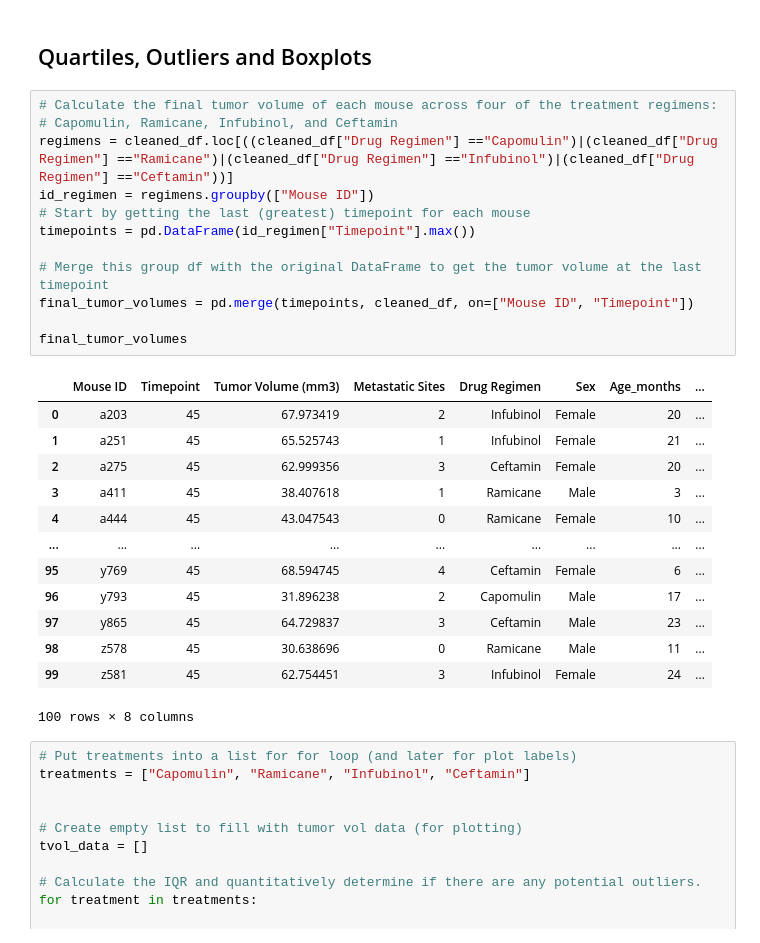
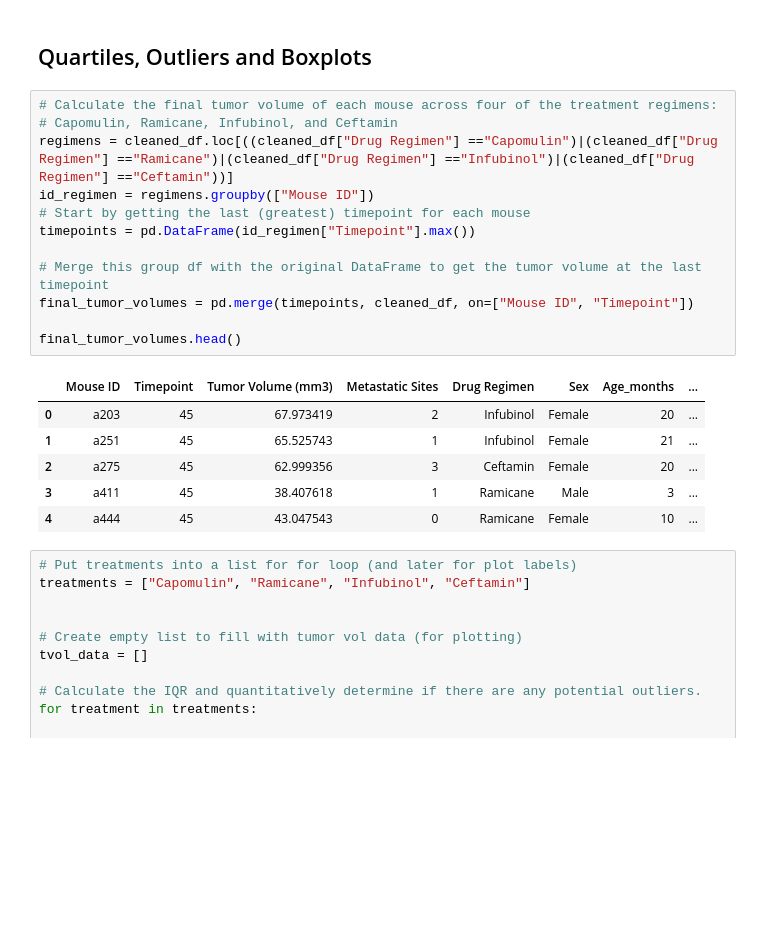
Before and after one commit to hhodek/DataVisChallenge, a Jupyter notebook: Pymaceuticals/pymaceuticals_starter.ipynb, the cells around one changed output. Cells and saved outputs as stored; diff of their text form; blank space fills up the shorter version.

```diff
--- a/Pymaceuticals/pymaceuticals_starter.ipynb
+++ b/Pymaceuticals/pymaceuticals_starter.ipynb
@@ -194,29 +197,22 @@ plt.show()
 # %%
 # Calculate the final tumor volume of each mouse across four of the treatment regimens:
 # Capomulin, Ramicane, Infubinol, and Ceftamin
 regimens = cleaned_df.loc[((cleaned_df["Drug Regimen"] =="Capomulin")|(cleaned_df["Drug Regimen"] =="Ramicane")|(cleaned_df["Drug Regimen"] =="Infubinol")|(cleaned_df["Drug Regimen"] =="Ceftamin"))]
 id_regimen = regimens.groupby(["Mouse ID"])
 # Start by getting the last (greatest) timepoint for each mouse
 timepoints = pd.DataFrame(id_regimen["Timepoint"].max())
 
 # Merge this group df with the original DataFrame to get the tumor volume at the last timepoint
 final_tumor_volumes = pd.merge(timepoints, cleaned_df, on=["Mouse ID", "Timepoint"])
 
-final_tumor_volumes
+final_tumor_volumes.head()
 # %% [output]
 |  | Mouse ID | Timepoint | Tumor Volume (mm3) | Metastatic Sites | Drug Regimen | Sex | Age_months | ... |
 | 0 | a203 | 45 | 67.973419 | 2 | Infubinol | Female | 20 | ... |
 | 1 | a251 | 45 | 65.525743 | 1 | Infubinol | Female | 21 | ... |
 | 2 | a275 | 45 | 62.999356 | 3 | Ceftamin | Female | 20 | ... |
 | 3 | a411 | 45 | 38.407618 | 1 | Ramicane | Male | 3 | ... |
 | 4 | a444 | 45 | 43.047543 | 0 | Ramicane | Female | 10 | ... |
-| ... | ... | ... | ... | ... | ... | ... | ... | ... |
-| 95 | y769 | 45 | 68.594745 | 4 | Ceftamin | Female | 6 | ... |
-| 96 | y793 | 45 | 31.896238 | 2 | Capomulin | Male | 17 | ... |
-| 97 | y865 | 45 | 64.729837 | 3 | Ceftamin | Male | 23 | ... |
-| 98 | z578 | 45 | 30.638696 | 0 | Ramicane | Male | 11 | ... |
-| 99 | z581 | 45 | 62.754451 | 3 | Infubinol | Female | 24 | ... |
-100 rows × 8 columns
 # %%
 # Put treatments into a list for for loop (and later for plot labels)
 treatments = ["Capomulin", "Ramicane", "Infubinol", "Ceftamin"]
```
Also changed, not shown: parts of 10 cells of this notebook, 1 other file.
